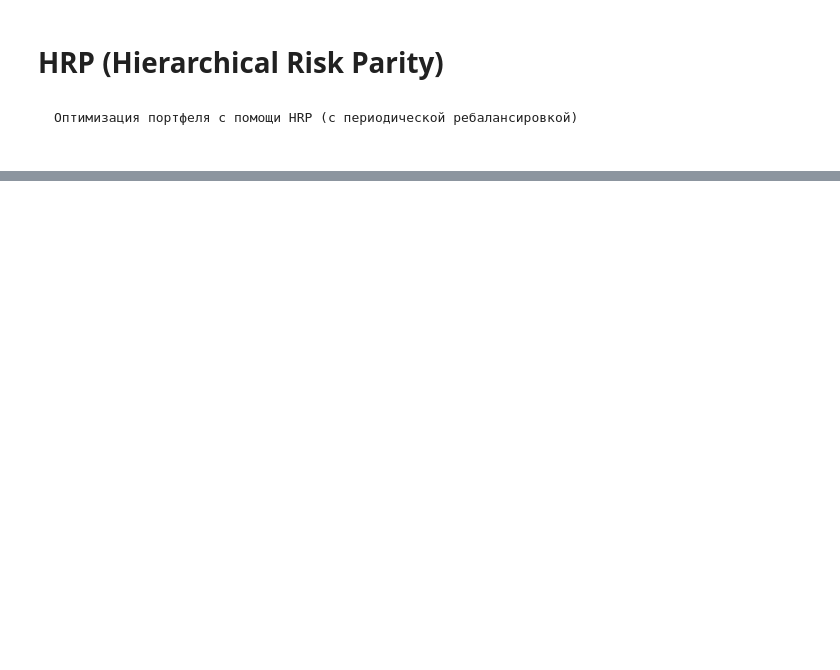
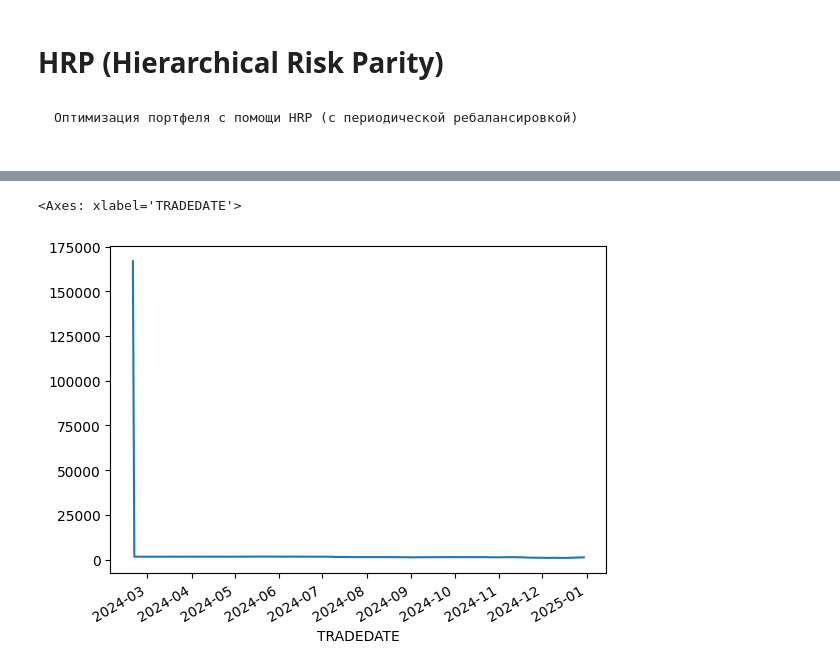
Before and after one commit to beilak/trading-ml-modeling, a Jupyter notebook: portfolio_optimization/hrp.ipynb, the cells around one changed output, grey strips where cells are left out. Saved outputs shown, nothing was run; the diff lists cells and outputs as text; code cells hidden in the pictures; blank space fills up the shorter version.

```diff
--- a/portfolio_optimization/hrp.ipynb
+++ b/portfolio_optimization/hrp.ipynb
@@ -38,0 +46,6 @@
+# %%
+with requests.Session() as session:
+    # securities = apimoex.get_board_securities(session)
+    securities = apimoex.get_index_tickers(session, index="IMOEX")
+
+securities
@@ -38,0 +106,35 @@
+# %%
+# Шаг 1: Объединение всех DataFrame в один
+all_prices = []
+for name, df in securities_hist.items():
+    # Переименовываем колонку 'CLOSE' в имя актива и выбираем только ее
+    series = df['CLOSE'].rename(name)
+    all_prices.append(series)
+
+# Соединяем все ряды в один DataFrame.
+# join='outer' сохранит все даты
+hist_prices = pd.concat(all_prices, axis=1, join='outer')
+
+
+def fill_internal_na(series: pd.Series) -> pd.Series:
+    """Применяется к каждой колонке для заполнения внутренних NaN."""
+    # Находим первый и последний валидные индексы
+    first_valid_idx = series.first_valid_index()
+    last_valid_idx = series.last_valid_index()
+
+    # Если в колонке вообще нет данных, ничего не делаем
+    if first_valid_idx is None:
+        return series
+
+    # Заполняем пропуски методом ffill только в пределах этого диапазона
+    series.loc[first_valid_idx:last_valid_idx] = series.loc[first_valid_idx:last_valid_idx].ffill()
+    return series
+
+# Применяем нашу функцию к каждой колонке (axis=0)
+hist_prices = hist_prices.apply(fill_internal_na, axis=0)
+
+# Удаление активов, у которых нет данных вообще (на всякий случай)
+hist_prices.dropna(axis=1, how='all', inplace=True)
+
+
+hist_prices
@@ -38,0 +216,5 @@
+# %%
+hist_prices[(hist_prices.index > '2024-02-19') & (hist_prices.index < '2025-01-01')].TRNFP.plot()
+# %% [output]
+<Axes: xlabel='TRADEDATE'>
+[figure, added]
```
Also changed, not shown: parts of 37 cells of this notebook, 18 other files.
